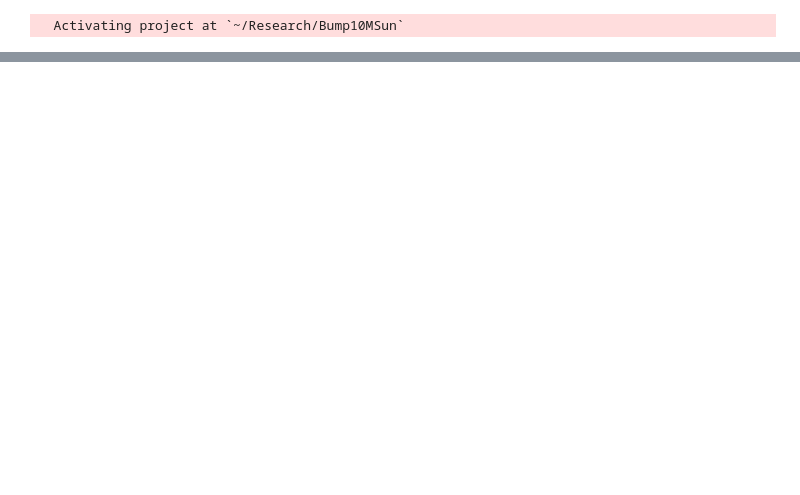
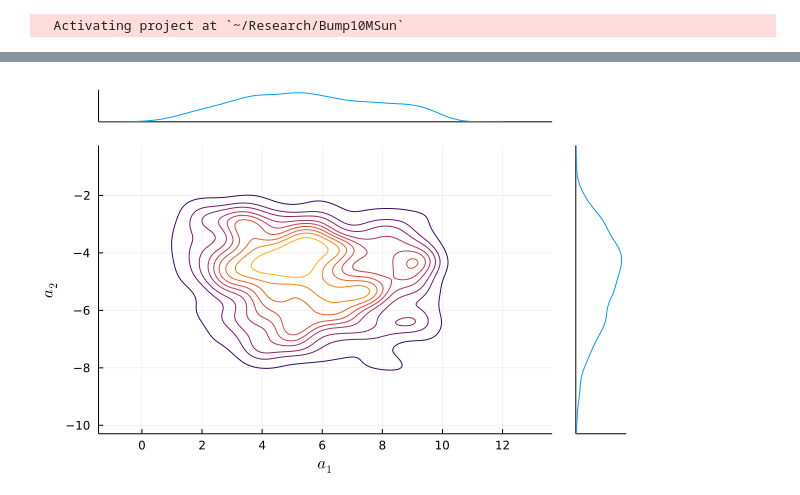
Before and after one commit to farr/Bump10MSun, a Jupyter notebook: notebooks/PostProcess.ipynb, the cells around one changed output, grey strips where cells are left out. Drawn from its saved outputs; the diff is of its cells as text; code cells hidden in the pictures; blank space fills up the shorter version.

Commit message:
Updated post processing plots.

```diff
--- a/notebooks/PostProcess.ipynb
+++ b/notebooks/PostProcess.ipynb
@@ -64,3 +72,7 @@ p
+# %%
+@df trace marginalkde(:a1, :a2, xlabel=L"a_1", ylabel=L"a_2")
+# %% [output]
+[figure, added]
 # %%
 x = vec(trace[:mb])
 l = quantile(x, 0.16)
```
Also changed, not shown: parts of 5 cells of this notebook.
